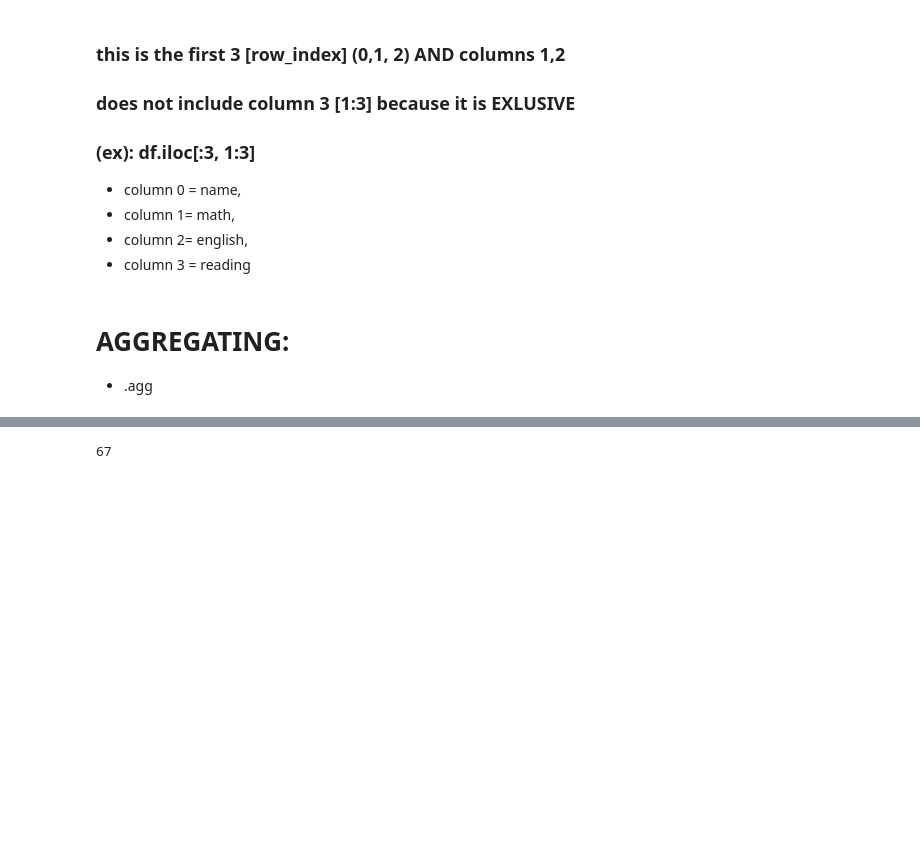
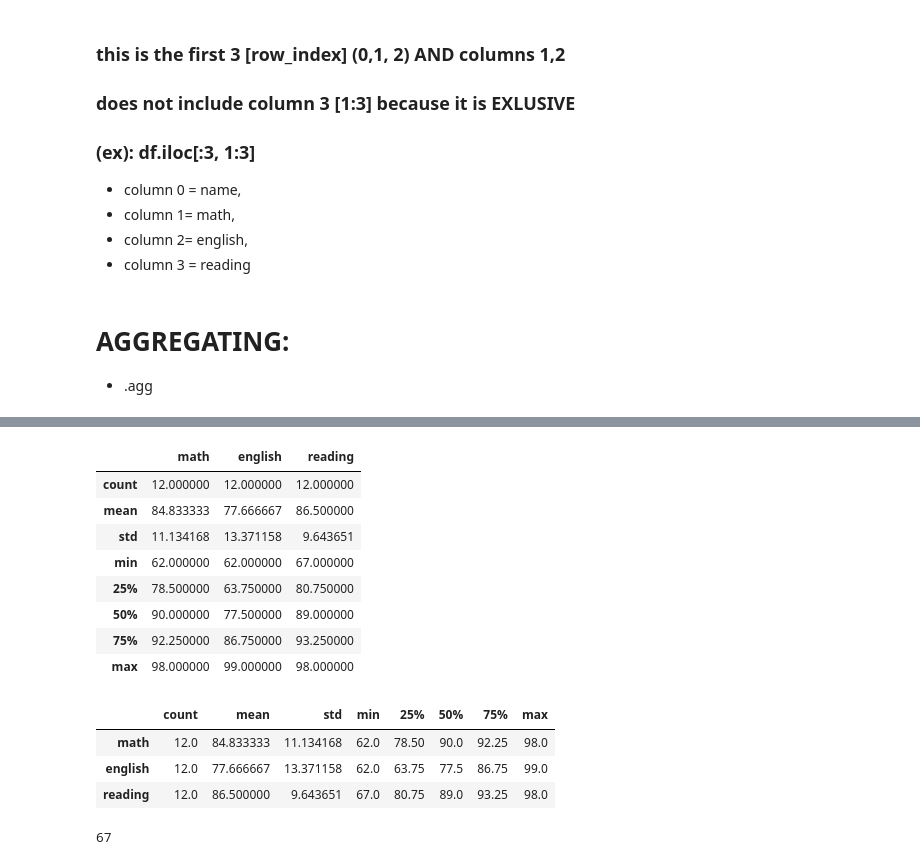
Before and after one commit to natasharivers/numpy-pandas-visualization-exercises, a Jupyter notebook: lesson plan advanced data frames.ipynb, the cells around one changed output, grey strips where cells are left out. Saved outputs shown, nothing was run; the diff lists cells and outputs as text; code cells hidden in the pictures; blank space fills up the shorter version.

```diff
--- a/lesson plan advanced data frames.ipynb
+++ b/lesson plan advanced data frames.ipynb
@@ -134,3 +192,23 @@ df.iloc[:3, 1:3]
+# %%
+df.describe()
+# %% [output]
+|  | math | english | reading |
+| count | 12.000000 | 12.000000 | 12.000000 |
+| mean | 84.833333 | 77.666667 | 86.500000 |
+| std | 11.134168 | 13.371158 | 9.643651 |
+| min | 62.000000 | 62.000000 | 67.000000 |
+| 25% | 78.500000 | 63.750000 | 80.750000 |
+| 50% | 90.000000 | 77.500000 | 89.000000 |
+| 75% | 92.250000 | 86.750000 | 93.250000 |
+| max | 98.000000 | 99.000000 | 98.000000 |
+# %%
+df.describe().T
+#reshape your data
+# %% [output]
+|  | count | mean | std | min | 25% | 50% | 75% | max |
+| math | 12.0 | 84.833333 | 11.134168 | 62.0 | 78.50 | 90.0 | 92.25 | 98.0 |
+| english | 12.0 | 77.666667 | 13.371158 | 62.0 | 63.75 | 77.5 | 86.75 | 99.0 |
+| reading | 12.0 | 86.500000 | 9.643651 | 67.0 | 80.75 | 89.0 | 93.25 | 98.0 |
 # %%
 df.reading.agg('min')
 #this will give "min" grade in reading column
```
Also changed, not shown: parts of 36 cells of this notebook, 1 other file.
